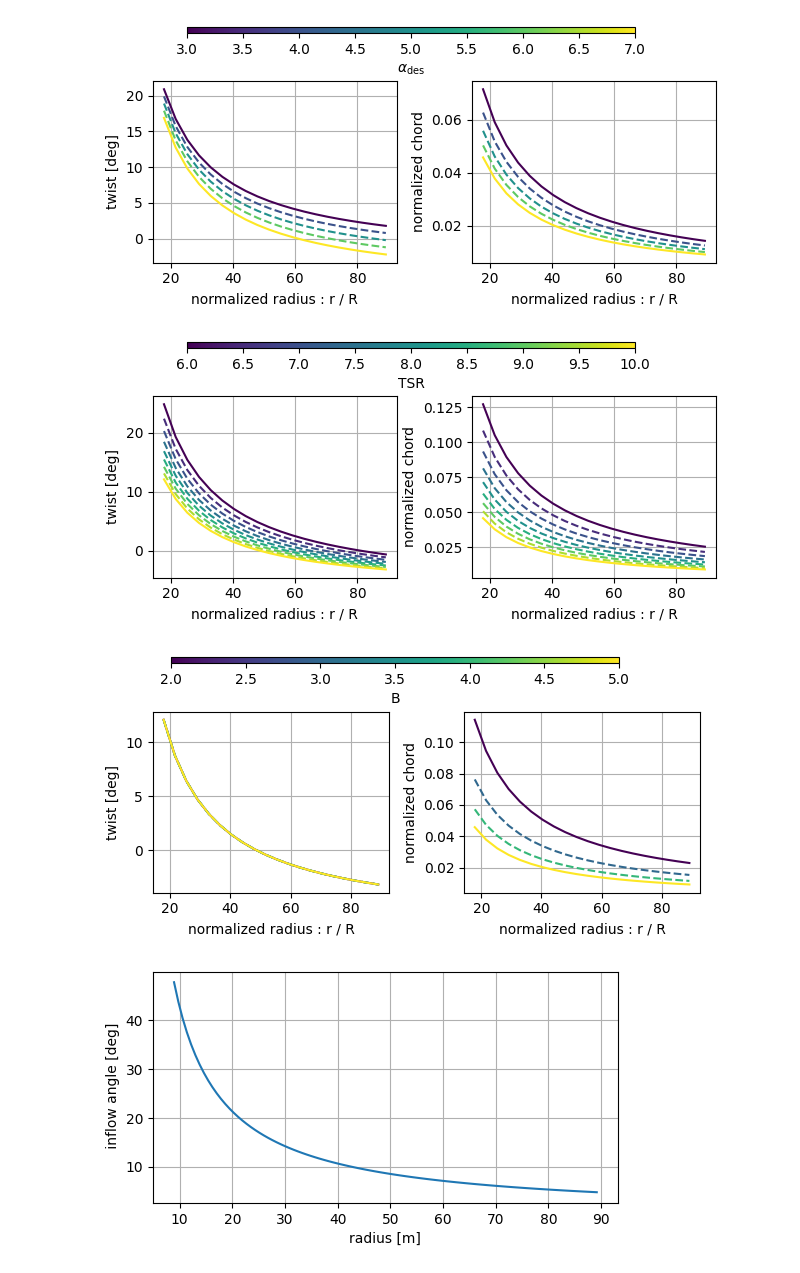
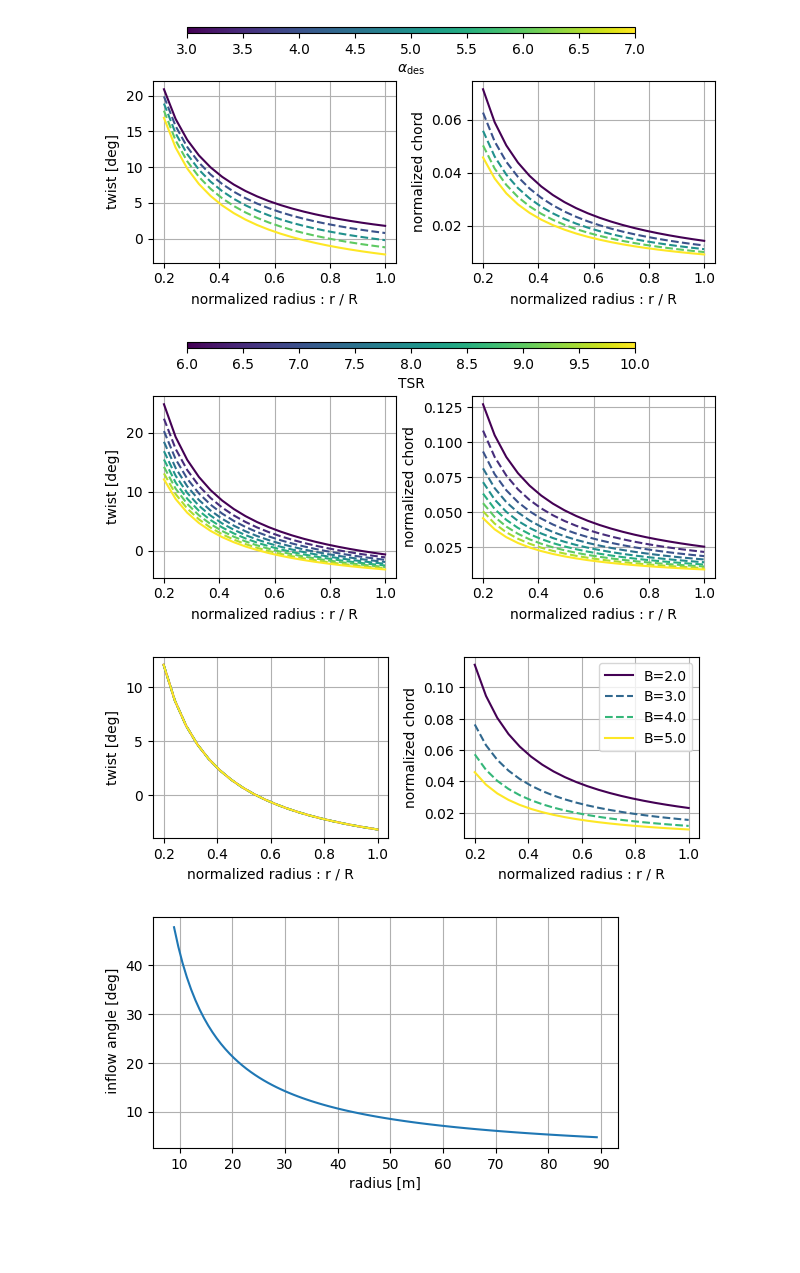
Before and after one commit to nicolaquaia/LAC_final, a Jupyter notebook: assignment_01/assignment1_01.ipynb, the cells around one changed output. Cells and saved outputs as stored; diff of their text form; code cells hidden in the pictures; blank space fills up the shorter version.

```diff
--- a/assignment_01/assignment1_01.ipynb
+++ b/assignment_01/assignment1_01.ipynb
@@ -92,8 +92,8 @@ norm_alpha = mpl.colors.Normalize(vmin=min(alpha_array), vmax=max(alpha_array))
 for i in range(len(alpha_array)):
     line_color = cmap(norm_alpha(alpha_array[i]))  # Normalized color
     linestyle = '-' if i == 0 or i == len(alpha_array) - 1 else '--'  # Solid for first and last, dashed otherwise
-    axs[0].plot(radius, theta_matrix_alpha[i, :], label=f'alpha={alpha_array[i]}', color=line_color, linestyle=linestyle)
-    axs[1].plot(radius, chord_matrix_alpha[i, :], label=f'alpha={alpha_array[i]}', color=line_color, linestyle=linestyle)
+    axs[0].plot(radius/R, theta_matrix_alpha[i, :], label=f'alpha={alpha_array[i]}', color=line_color, linestyle=linestyle)
+    axs[1].plot(radius/R, chord_matrix_alpha[i, :], label=f'alpha={alpha_array[i]}', color=line_color, linestyle=linestyle)
 
 axs[1].set(xlabel="normalized radius : r / R", ylabel='normalized chord')
 axs[0].set(xlabel="normalized radius : r / R", ylabel='twist [deg]')
@@ -106,6 +106,7 @@ cax = fig.add_axes([0.15, 0.96, 0.7, 0.02])  # Adjust position
 fig.colorbar(mpl.cm.ScalarMappable(norm=norm_alpha, cmap=cmap), cax=cax, orientation='horizontal', label=r'$\alpha_{\mathrm{des}}$')
 
 fig.tight_layout(rect=[0, 0, 1, 0.85])
+plt.savefig('01_alpha.png', dpi=600, bbox_inches='tight')
 plt.show()
 
 # 2. Plot with TSR array
@@ -118,8 +119,8 @@ norm_TSR = mpl.colors.Normalize(vmin=min(TSR_array), vmax=max(TSR_array))
 for i in range(len(TSR_array)):
     line_color = cmap(norm_TSR(TSR_array[i]))  # Normalized color
     linestyle = '-' if i == 0 or i == len(TSR_array) - 1 else '--'  # Solid for first and last, dashed otherwise
-    axs[0].plot(radius, theta_matrix_TSR[i, :], label=f'TSR={TSR_array[i]}', color=line_color, linestyle=linestyle)
-    axs[1].plot(radius, chord_matrix_TSR[i, :], label=f'TSR={TSR_array[i]}', color=line_color, linestyle=linestyle)
+    axs[0].plot(radius/R, theta_matrix_TSR[i, :], label=f'TSR={TSR_array[i]}', color=line_color, linestyle=linestyle)
+    axs[1].plot(radius/R, chord_matrix_TSR[i, :], label=f'TSR={TSR_array[i]}', color=line_color, linestyle=linestyle)
 
 axs[0].set(xlabel="normalized radius : r / R", ylabel='twist [deg]')
 axs[1].set(xlabel="normalized radius : r / R", ylabel='normalized chord')
@@ -128,42 +129,43 @@ for ax in fig.get_axes():
     ax.grid()
 
 # Add a colorbar for TSR
 cax = fig.add_axes([0.15, 0.96, 0.7, 0.02])
 fig.colorbar(mpl.cm.ScalarMappable(norm=norm_TSR, cmap=cmap), cax=cax, orientation='horizontal', label='TSR')
 
 fig.tight_layout(rect=[0, 0, 1, 0.85])
+plt.savefig('01_TSR.png', dpi=600, bbox_inches='tight')
 plt.show()
 
 # 3. Plot with B array
 fig, axs = plt.subplots(1, 2, figsize=(6.4, 3))
 
 # Normalization for B
 norm_B = mpl.colors.Normalize(vmin=min(B_array), vmax=max(B_array))
 
 # Plotting twist and chord, changing B
 for i in range(len(B_array)):
     line_color = cmap(norm_B(B_array[i]))  # Normalized color
     linestyle = '-' if i == 0 or i == len(B_array) - 1 else '--'  # Solid for first and last, dashed otherwise
-    axs[0].plot(radius, theta_matrix_B[i, :], label=f'B={B_array[i]}', color=line_color, linestyle=linestyle)
-    axs[1].plot(radius, chord_matrix_B[i, :], label=f'B={B_array[i]}', color=line_color, linestyle=linestyle)
+    axs[0].plot(radius/R, theta_matrix_B[i, :], label=f'B={B_array[i]}', color=line_color, linestyle=linestyle)
+    axs[1].plot(radius/R, chord_matrix_B[i, :], label=f'B={B_array[i]}', color=line_color, linestyle=linestyle)
 
 axs[0].set(xlabel="normalized radius : r / R", ylabel='twist [deg]')
 axs[1].set(xlabel="normalized radius : r / R", ylabel='normalized chord')
 
 for ax in fig.get_axes():
     ax.grid()
 
 # Add a colorbar for B
-cax = fig.add_axes([0.15, 0.96, 0.7, 0.02])
-fig.colorbar(mpl.cm.ScalarMappable(norm=norm_B, cmap=cmap), cax=cax, orientation='horizontal', label='B')
-
+#cax = fig.add_axes([0.15, 0.96, 0.7, 0.02])
+#fig.colorbar(mpl.cm.ScalarMappable(norm=norm_B, cmap=cmap), cax=cax, orientation='horizontal', label='B')
+plt.legend()
 fig.tight_layout(rect=[0, 0, 1, 0.85])
-
+plt.savefig('01_B.png', dpi=600, bbox_inches='tight')
 plt.show()
 # %% [output]
-[figure, old version]
+[figure, new version]
-[figure, old version]
+[figure, new version]
-[figure, old version]
+[figure, new version]
 # %%
 # Inflow angle in along the blade
 # figure 3
```
Also changed, not shown: parts of 1 cell of this notebook, 52 other files.
